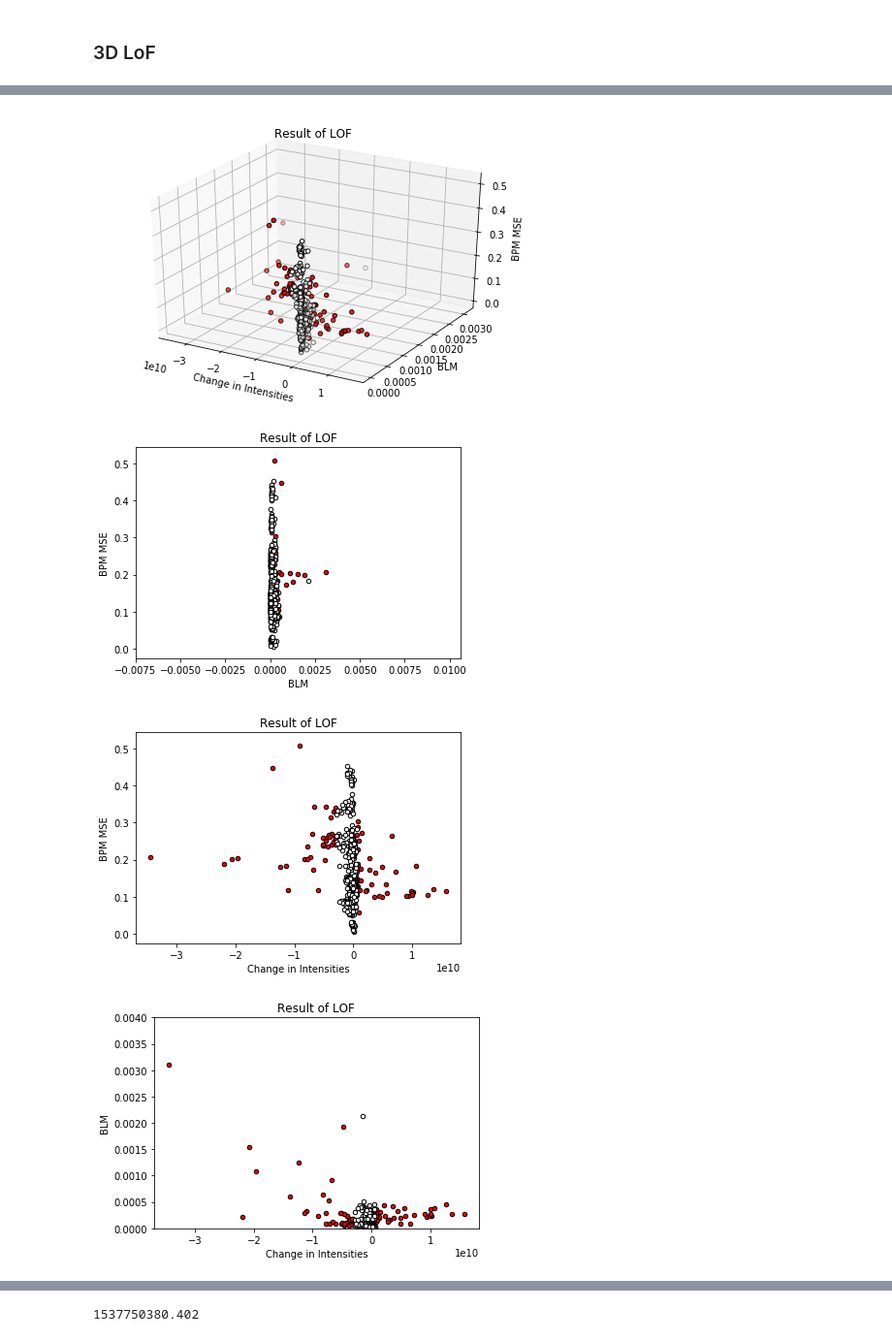
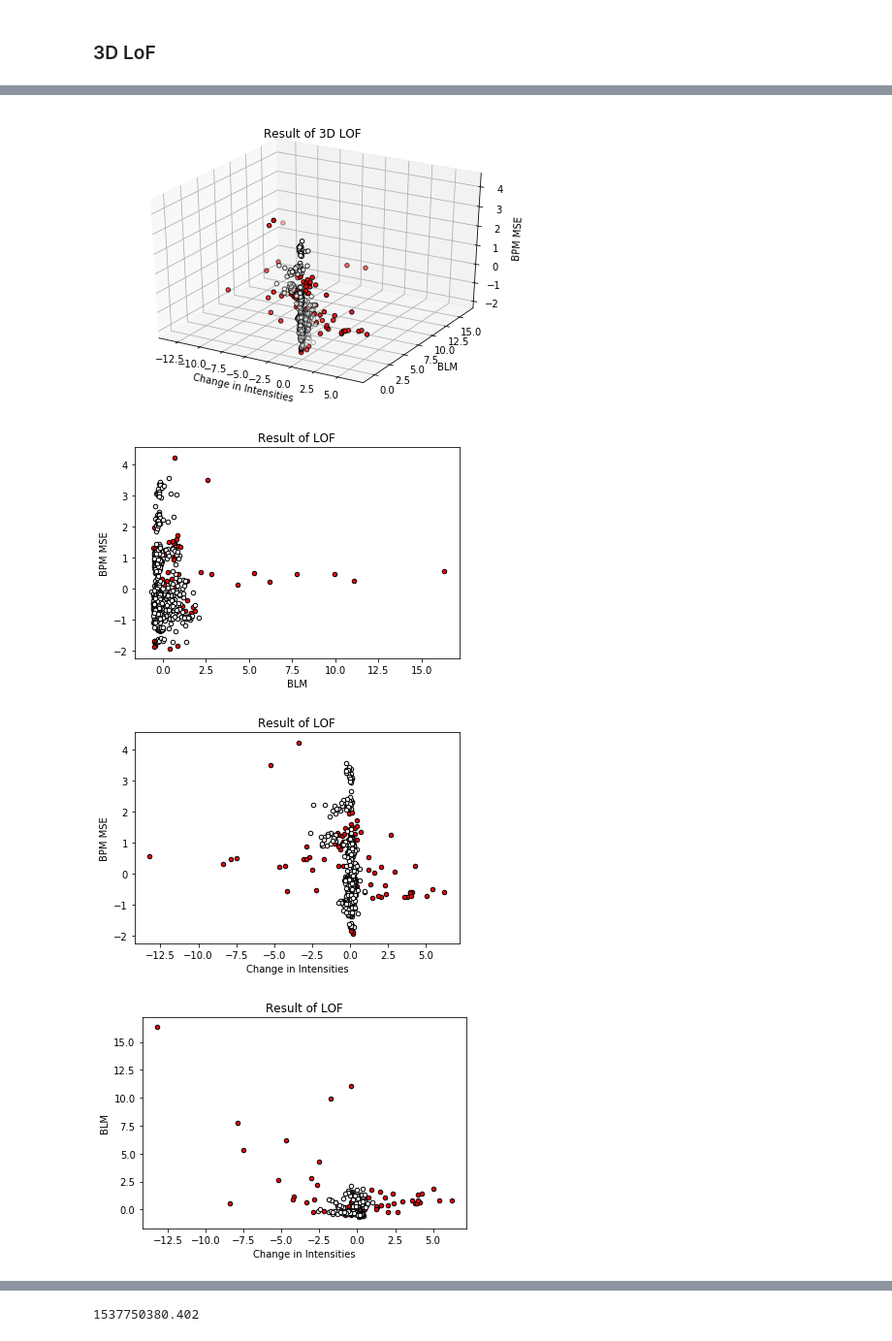
Before and after one commit to mfer0010/BscThesis, a Jupyter notebook: Jupyter Notebook Code/15_PCA and Beyond.ipynb, the cells around one changed output, grey strips where cells are left out. Shown: that part at 97% size. Saved outputs shown, nothing was run; the diff lists cells and outputs as text; code cells hidden in the pictures.

```diff
--- a/Jupyter Notebook Code/15_PCA and Beyond.ipynb
+++ b/Jupyter Notebook Code/15_PCA and Beyond.ipynb
@@ -64,7 +84,7 @@ features = ['normAbort Gap Reading','normLHC-SPS','normBLM','BPM MSE','BPM Readi
            'BPM Reading 17','BPM Reading 18','Change in Number of Bunches']
 #Separate out the features
 x = data.loc[:,features].values
-#x = StandardScaler().fit_transform(x)
+x = StandardScaler().fit_transform(x)
 # %%
 x = pd.DataFrame(columns=features,data=x)
 # %%
@@ -131,10 +155,11 @@ ax.scatter(Inliers['Change in Intensities'],Inliers['BLM'],Inliers['BPM MSE'],c=
 ax.set_xlabel('Change in Intensities')
 ax.set_ylabel('BLM')
 ax.set_zlabel('BPM MSE')
-ax.set_title('Result of LOF')
+ax.set_title('Result of 3D LOF')
+plt.savefig('../Dissertation/images/3D_LOF_Results')
 plt.show()
 # %% [output]
-[figure, old version]
+[figure, new version]
 # %%
 plt.figure()
 plt.scatter(Anomalies['BLM'],Anomalies['BPM MSE'],c='red',
@@ -146,7 +171,7 @@ plt.ylabel('BPM MSE')
 plt.title('Result of LOF')
 plt.show()
 # %% [output]
-[figure, old version]
+[figure, new version]
 # %%
 plt.figure()
 plt.scatter(Anomalies['Change in Intensities'],Anomalies['BPM MSE'],c='red',
@@ -158,21 +183,21 @@ plt.ylabel('BPM MSE')
 plt.title('Result of LOF')
 plt.show()
 # %% [output]
-[figure, old version]
+[figure, new version]
 # %%
 plt.figure()
 plt.scatter(Anomalies['Change in Intensities'],Anomalies['BLM'],c='red',
                 edgecolor='k', s=20)
 plt.scatter(Inliers['Change in Intensities'],Inliers['BLM'],c='white',
                 edgecolor='k', s=20)
 plt.xlabel('Change in Intensities')
 plt.ylabel('BLM')
 #plt.yscale('log')
-plt.ylim(0,0.004)
+#plt.ylim(0,0.004)
 plt.title('Result of LOF')
 plt.show()
 # %% [output]
-[figure, old version]
+[figure, new version]
 # %%
 c1 = df['Change in Intensities'] < -1
 c2 = df['BLM']>0.001
```
Also changed, not shown: parts of 31 cells of this notebook, 26 other files.
